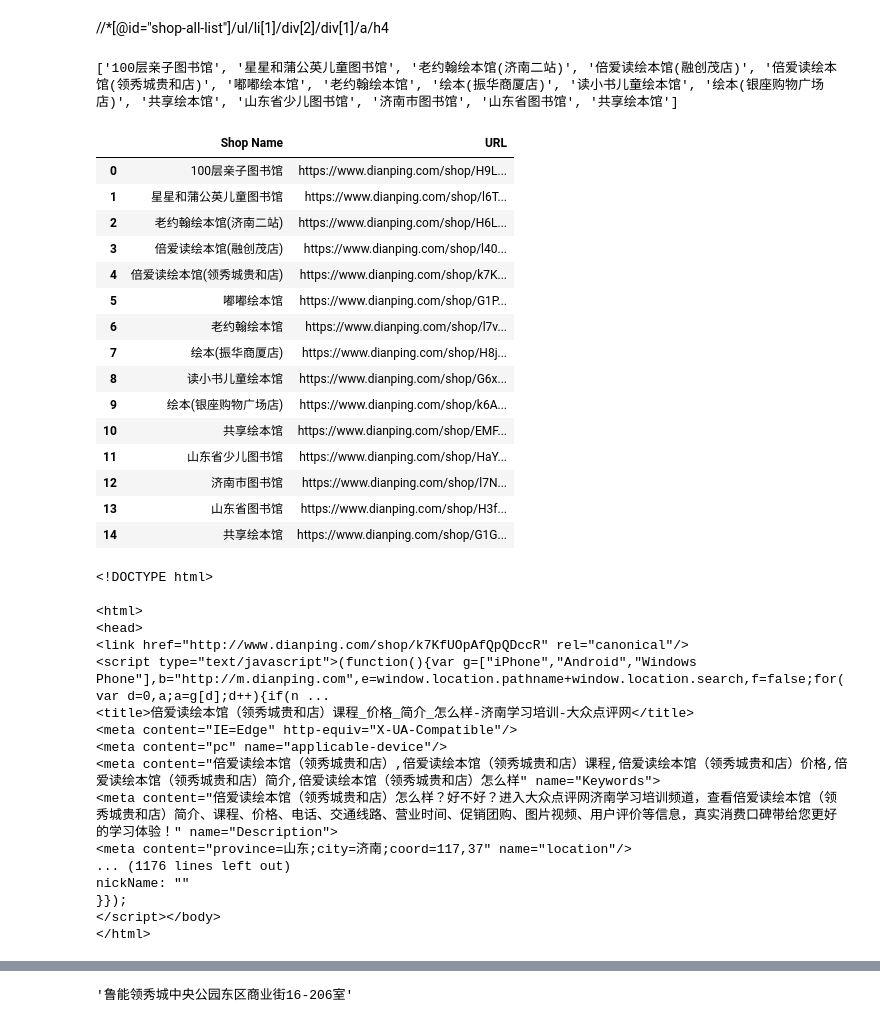
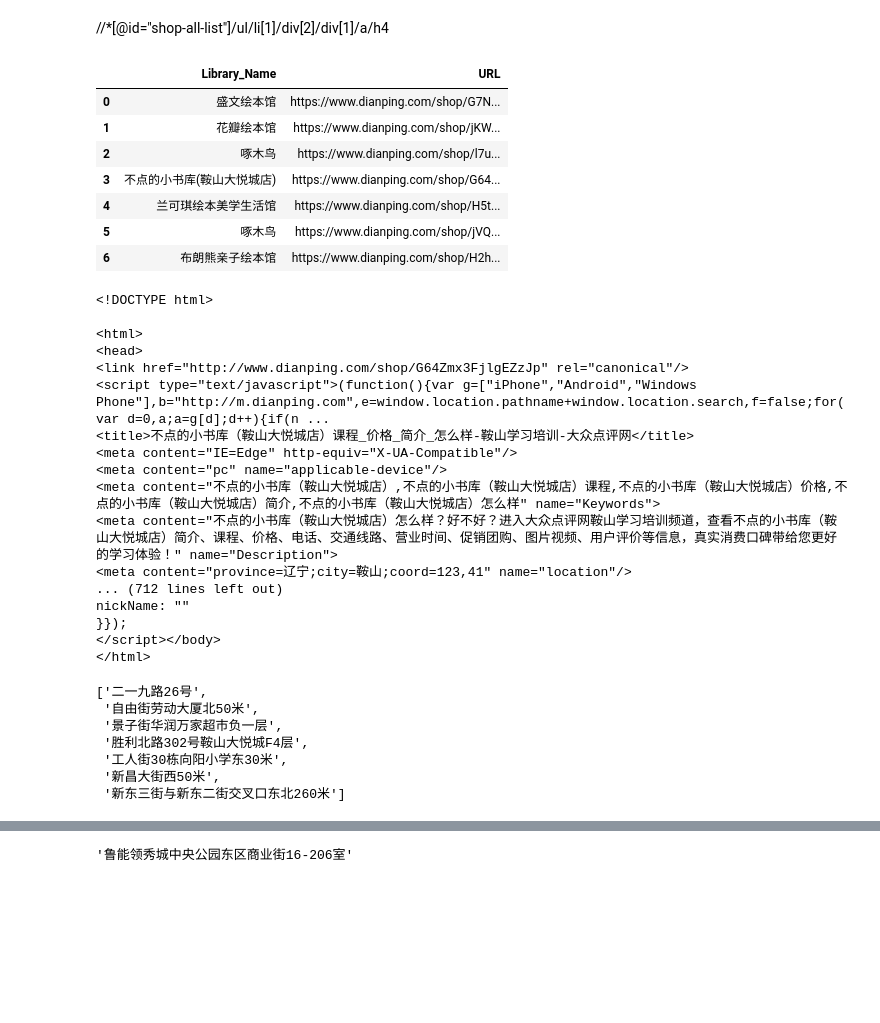
Before and after one commit to ucsb-dreamlab/dianpingBusinessScrape, a Jupyter notebook: Scrape_unique_URL.ipynb, the cells around one changed output, grey strips where cells are left out. Saved outputs shown, nothing was run; the diff lists cells and outputs as text; code cells hidden in the pictures; blank space fills up the shorter version.

```diff
--- a/Scrape_unique_URL.ipynb
+++ b/Scrape_unique_URL.ipynb
@@ -113,2 +98,9 @@ print(URLlist)
+# %%
+SubURL = []
+LibName = []
+for div in soup.find_all(class_ = "tit"):
+    for a in div.find_all('a', href = True):
+        SubURL.append(a.get('href'))
+        LibName.append(a.getText().strip())
 # %% [markdown]
 //*[@id="shop-all-list"]/ul/li[1]/div[2]/div[1]/a/h4
@@ -120,26 +107,14 @@ for i in range(1,16):
-# %%
-print(Liblist)
-# %% [output]
-['100层亲子图书馆', '星星和蒲公英儿童图书馆', '老约翰绘本馆(济南二站)', '倍爱读绘本馆(融创茂店)', '倍爱读绘本馆(领秀城贵和店)', '嘟嘟绘本馆', '老约翰绘本馆', '绘本(振华商厦店)', '读小书儿童绘本馆', '绘本(银座购物广场店)', '共享绘本馆', '山东省少儿图书馆', '济南市图书馆', '山东省图书馆', '共享绘本馆']
-# %%
-JN_lib =pd.DataFrame({'Shop Name':Liblist,'URL': URLlist})
-JN_lib
-# %% [output]
-|  | Shop Name | URL |
-| 0 | 100层亲子图书馆 | https://www.dianping.com/shop/H9L... |
-| 1 | 星星和蒲公英儿童图书馆 | https://www.dianping.com/shop/l6T... |
-| 2 | 老约翰绘本馆(济南二站) | https://www.dianping.com/shop/H6L... |
-| 3 | 倍爱读绘本馆(融创茂店) | https://www.dianping.com/shop/l40... |
-| 4 | 倍爱读绘本馆(领秀城贵和店) | https://www.dianping.com/shop/k7K... |
-| 5 | 嘟嘟绘本馆 | https://www.dianping.com/shop/G1P... |
-| 6 | 老约翰绘本馆 | https://www.dianping.com/shop/l7v... |
-| 7 | 绘本(振华商厦店) | https://www.dianping.com/shop/H8j... |
-| 8 | 读小书儿童绘本馆 | https://www.dianping.com/shop/G6x... |
-| 9 | 绘本(银座购物广场店) | https://www.dianping.com/shop/k6A... |
-| 10 | 共享绘本馆 | https://www.dianping.com/shop/EMF... |
-| 11 | 山东省少儿图书馆 | https://www.dianping.com/shop/HaY... |
-| 12 | 济南市图书馆 | https://www.dianping.com/shop/l7N... |
-| 13 | 山东省图书馆 | https://www.dianping.com/shop/H3f... |
-| 14 | 共享绘本馆 | https://www.dianping.com/shop/G1G... |
+# %%
+city_lib =pd.DataFrame({'Library_Name':LibName,'URL': SubURL})
+city_lib
+# %% [output]
+|  | Library_Name | URL |
+| 0 | 盛文绘本馆 | https://www.dianping.com/shop/G7N... |
+| 1 | 花瓣绘本馆 | https://www.dianping.com/shop/jKW... |
+| 2 | 啄木鸟 | https://www.dianping.com/shop/l7u... |
+| 3 | 不点的小书库(鞍山大悦城店) | https://www.dianping.com/shop/G64... |
+| 4 | 兰可琪绘本美学生活馆 | https://www.dianping.com/shop/H5t... |
+| 5 | 啄木鸟 | https://www.dianping.com/shop/jVQ... |
+| 6 | 布朗熊亲子绘本馆 | https://www.dianping.com/shop/H2h... |
 # %%
 subpage_soup = []
@@ -148,20 +123,20 @@ for i in range(0,len(JN_lib)):
     time.sleep(3)
 # %%
-subpage_soup[4]
+subpage_soup[3]
 # %% [output]
 <!DOCTYPE html>
 
 <html>
 <head>
-<link href="http://www.dianping.com/shop/k7KfUOpAfQpQDccR" rel="canonical"/>
+<link href="http://www.dianping.com/shop/G64Zmx3FjlgEZzJp" rel="canonical"/>
 <script type="text/javascript">(function(){var g=["iPhone","Android","Windows Phone"],b="http://m.dianping.com",e=window.location.pathname+window.location.search,f=false;for(var d=0,a;a=g[d];d++){if(n ...
-<title>倍爱读绘本馆（领秀城贵和店）课程_价格_简介_怎么样-济南学习培训-大众点评网</title>
+<title>不点的小书库（鞍山大悦城店）课程_价格_简介_怎么样-鞍山学习培训-大众点评网</title>
 <meta content="IE=Edge" http-equiv="X-UA-Compatible"/>
 <meta content="pc" name="applicable-device"/>
-<meta content="倍爱读绘本馆（领秀城贵和店）,倍爱读绘本馆（领秀城贵和店）课程,倍爱读绘本馆（领秀城贵和店）价格,倍爱读绘本馆（领秀城贵和店）简介,倍爱读绘本馆（领秀城贵和店）怎么样" name="Keywords">
-<meta content="倍爱读绘本馆（领秀城贵和店）怎么样？好不好？进入大众点评网济南学习培训频道，查看倍爱读绘本馆（领秀城贵和店）简介、课程、价格、电话、交通线路、营业时间、促销团购、图片视频、用户评价等信息，真实消费口碑带给您更好的学习体验！" name="Description">
-<meta content="province=山东;city=济南;coord=117,37" name="location"/>
-... (1176 lines left out)
+<meta content="不点的小书库（鞍山大悦城店）,不点的小书库（鞍山大悦城店）课程,不点的小书库（鞍山大悦城店）价格,不点的小书库（鞍山大悦城店）简介,不点的小书库（鞍山大悦城店）怎么样" name="Keywords">
+<meta content="不点的小书库（鞍山大悦城店）怎么样？好不好？进入大众点评网鞍山学习培训频道，查看不点的小书库（鞍山大悦城店）简介、课程、价格、电话、交通线路、营业时间、促销团购、图片视频、用户评价等信息，真实消费口碑带给您更好的学习体验！" name="Description">
+<meta content="province=辽宁;city=鞍山;coord=123,41" name="location"/>
+... (712 lines left out)
 nickName: ""
 }});
 </script></body>
@@ -168,0 +152,10 @@ nickName: ""
+# %%
+AddressList
+# %% [output]
+['二一九路26号',
+ '自由街劳动大厦北50米',
+ '景子街华润万家超市负一层',
+ '胜利北路302号鞍山大悦城F4层',
+ '工人街30栋向阳小学东30米',
+ '新昌大街西50米',
+ '新东三街与新东二街交叉口东北260米']
```
Also changed, not shown: parts of 21 cells of this notebook.
